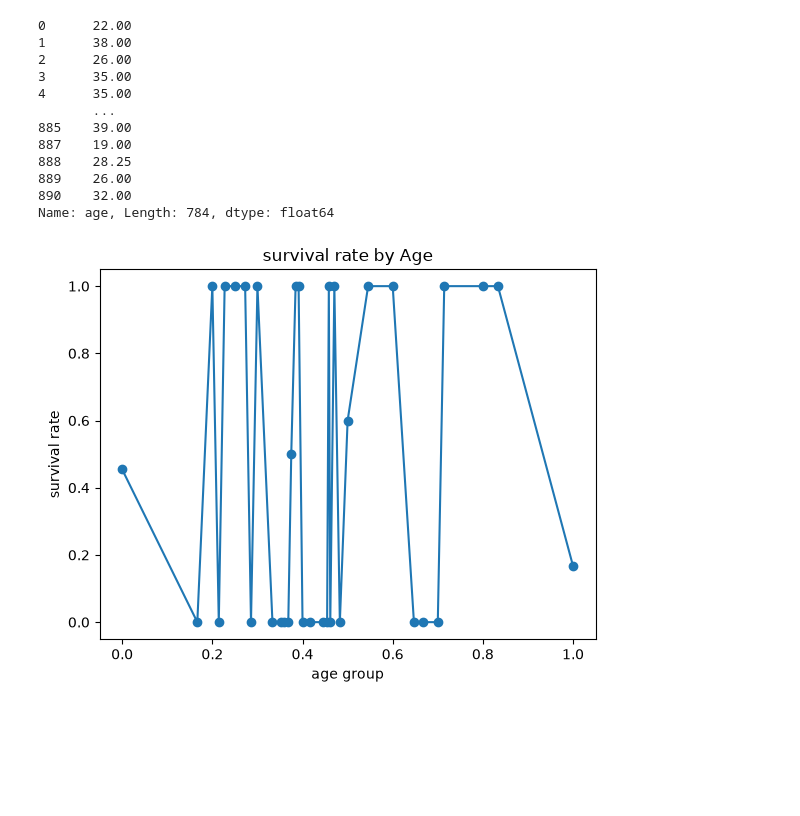
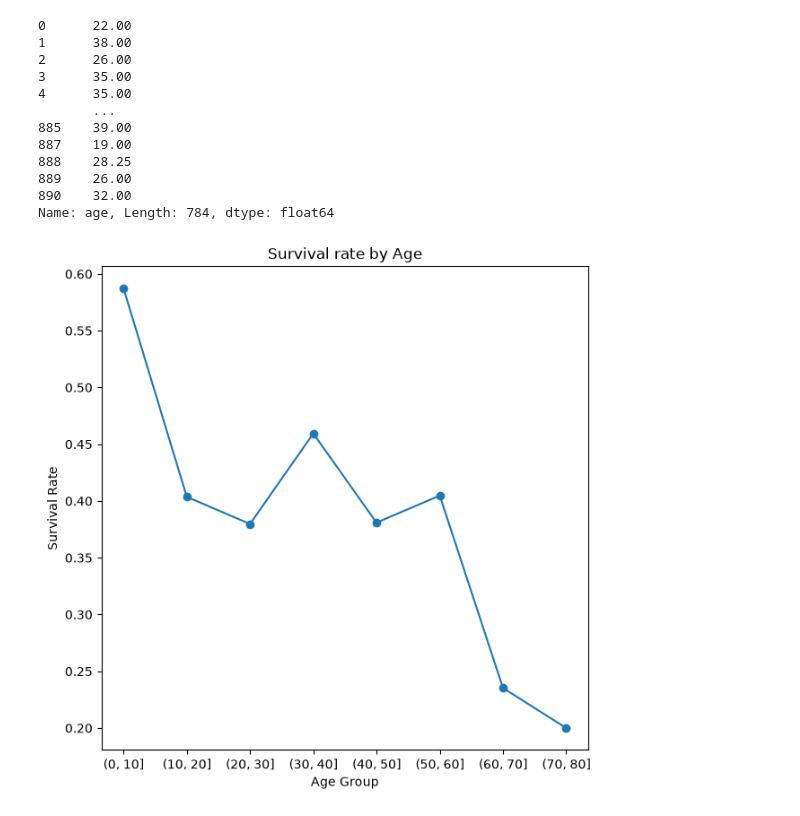
Before and after one commit to Aditya21-dev/Learning_PythonLibraries-, a Jupyter notebook: matplot/seabornn.ipynb, the cells around one changed output. Cells and saved outputs as stored; diff of their text form; code cells hidden in the pictures; blank space fills up the shorter version.

```diff
--- a/matplot/seabornn.ipynb
+++ b/matplot/seabornn.ipynb
@@ -158,15 +158,27 @@ Name: age, Length: 784, dtype: float64
 age_bins = np.arange(0,85,5)
 df['age_group'] = pd.cut(df['age'] , bins=age_bins)
 # %%
-df["age_group"] = df.groupby('age')['survived'].mean()
-surv_by_age = df.groupby('age_group')['survived'].mean()
+# df["age_group"] = df.groupby('age')['survived'].mean()
+# surv_by_age = df.groupby('age_group')['survived'].mean()
 
-plt.figure()
+# plt.figure()
 
-surv_by_age.plot(surv_by_age.index,surv_by_age.values , marker = 'o')
-plt.title("survival rate by Age")
-plt.xlabel("age group")
-plt.ylabel("survival rate")
-plt.show()
+# surv_by_age.plot(surv_by_age.index,surv_by_age.values , marker = 'o')
+# plt.title("survival rate by Age")
+# plt.xlabel("age group")
+# plt.ylabel("survival rate")
+# plt.show()
-# %% [output]
-[figure, removed]
+# %%
+df['age_group'] = pd.cut(df['age'], bins = range(0, 85, 10))
+
+surv_by_age = df.groupby('age_group')['survived'].mean()
+
+
+# plt.figure(figsize=(5,5))
+surv_by_age.plot(kind = 'line', marker = 'o', figsize=(7,7))
+plt.title("Survival rate by Age")
+plt.xlabel("Age Group")
+plt.ylabel("Survival Rate")
+plt.show()
+# %% [output]
+[figure, added]
```
Also changed, not shown: parts of 8 cells of this notebook, 2 other files.
